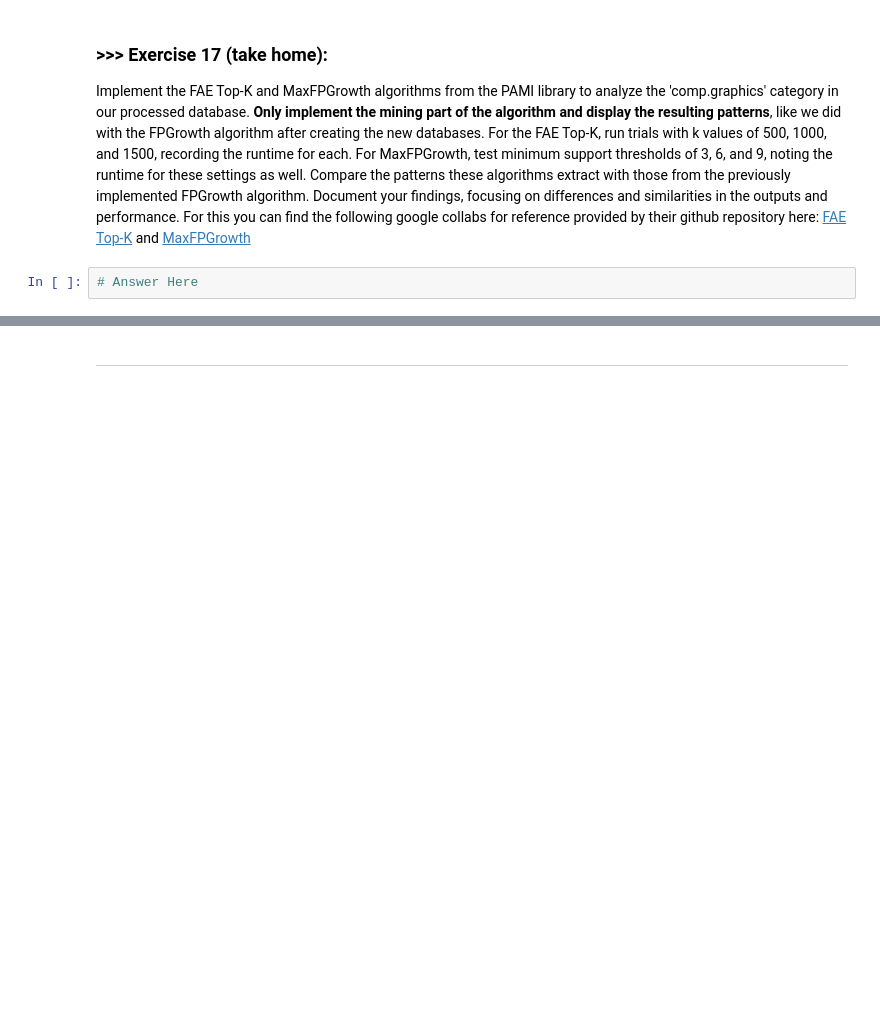
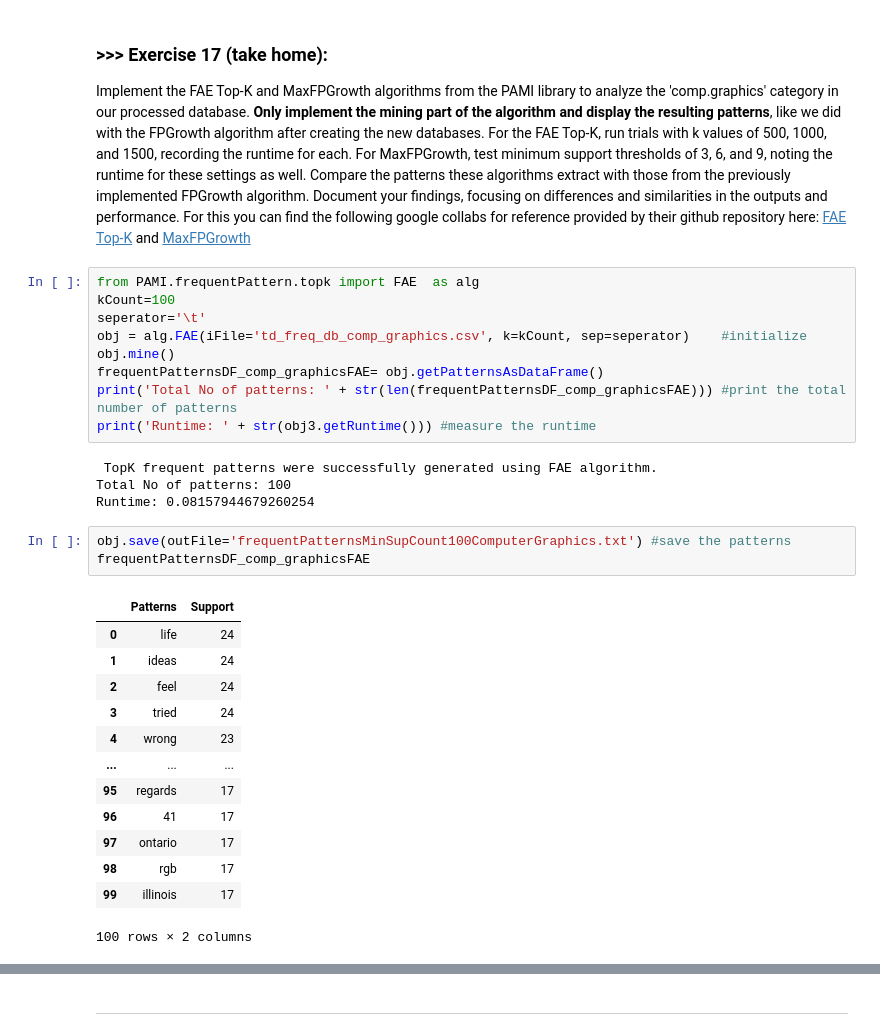
Before and after one commit to Magui4321/DM2025-Lab1-Exercise, a Jupyter notebook: DM2025-Lab1-Master.ipynb, the cells around one changed output, grey strips where cells are left out. Cells and saved outputs as stored; diff of their text form; blank space fills up the shorter version.

```diff
--- a/DM2025-Lab1-Master.ipynb
+++ b/DM2025-Lab1-Master.ipynb
@@ -2160,5 +2160,33 @@ augmented_df
 # %% [markdown]
 ### >>> **Exercise 17 (take home):**
 Implement the FAE Top-K and MaxFPGrowth algorithms from the PAMI library to analyze the 'comp.graphics' category in our processed database. **Only implement the mining part of the algorithm and display the resulting patterns**, like we did with the FPGrowth algorithm after creating the new databases. For the FAE Top-K, run trials with k values of 500, 1000, and 1500, recording the runtime for each. For MaxFPGrowth, test minimum support thresholds of 3, 6, and 9, noting the runtime for these settings as well. Compare the patterns these algorithms extract with those from the previously implemented FPGrowth algorithm. Document your findings, focusing on differences and similarities in the outputs and performance. For this you can find the following google collabs for reference provided by their github repository here: [FAE Top-K](https://colab.research.google.com/github/UdayLab/PAMI/blob/main/notebooks/frequentPattern/topk/FAE.ipynb) and [MaxFPGrowth](https://colab.research.google.com/github/UdayLab/PAMI/blob/main/notebooks/frequentPattern/maximal/MaxFPGrowth.ipynb)
-# %%
-# Answer Here
+# %%
+from PAMI.frequentPattern.topk import FAE  as alg
+kCount=100
+seperator='\t'
+obj = alg.FAE(iFile='td_freq_db_comp_graphics.csv', k=kCount, sep=seperator)    #initialize
+obj.mine()
+frequentPatternsDF_comp_graphicsFAE= obj.getPatternsAsDataFrame()
+print('Total No of patterns: ' + str(len(frequentPatternsDF_comp_graphicsFAE))) #print the total number of patterns
+print('Runtime: ' + str(obj3.getRuntime())) #measure the runtime
+# %% [output]
+ TopK frequent patterns were successfully generated using FAE algorithm.
+Total No of patterns: 100
+Runtime: 0.08157944679260254
+# %%
+obj.save(outFile='frequentPatternsMinSupCount100ComputerGraphics.txt') #save the patterns
+frequentPatternsDF_comp_graphicsFAE
+# %% [output]
+|  | Patterns | Support |
+| 0 | life | 24 |
+| 1 | ideas | 24 |
+| 2 | feel | 24 |
+| 3 | tried | 24 |
+| 4 | wrong | 23 |
+| ... | ... | ... |
+| 95 | regards | 17 |
+| 96 | 41 | 17 |
+| 97 | ontario | 17 |
+| 98 | rgb | 17 |
+| 99 | illinois | 17 |
+100 rows × 2 columns
```
Also changed, not shown: parts of 12 cells of this notebook.
